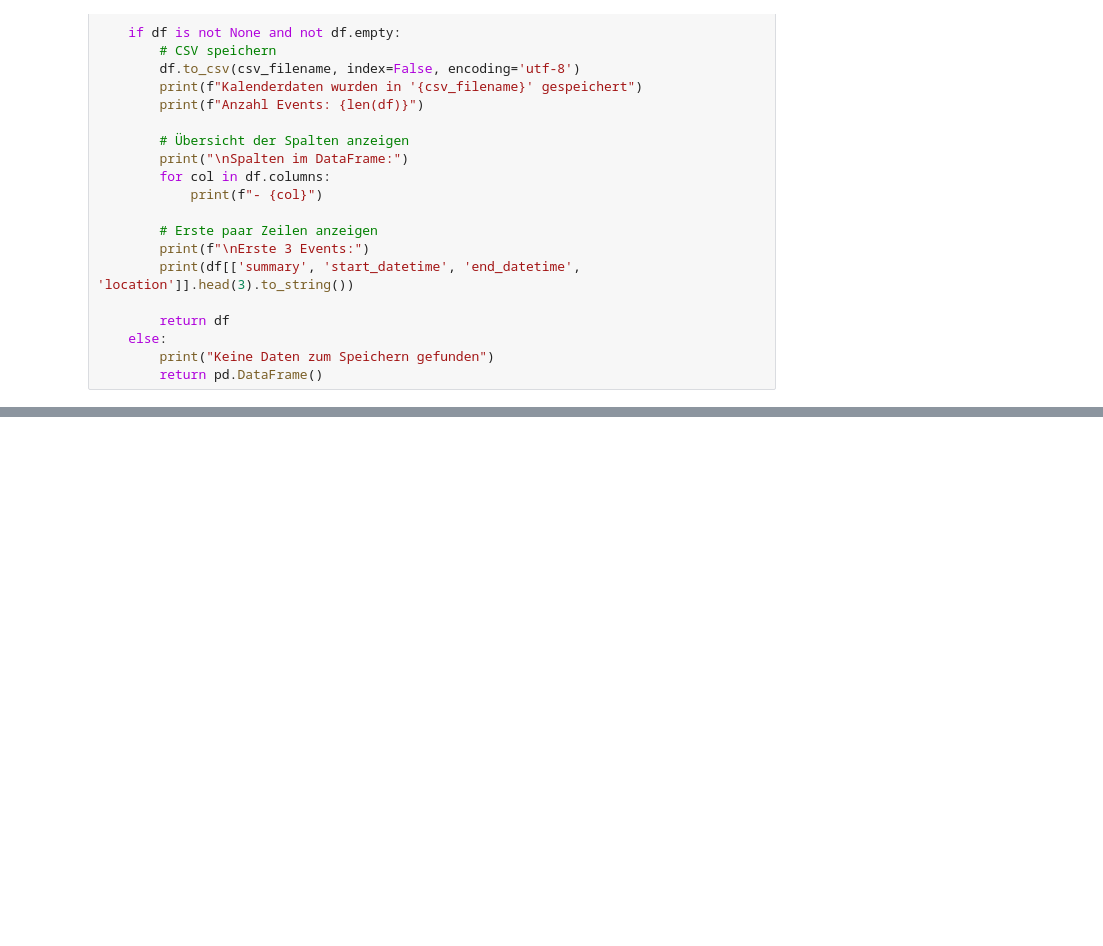
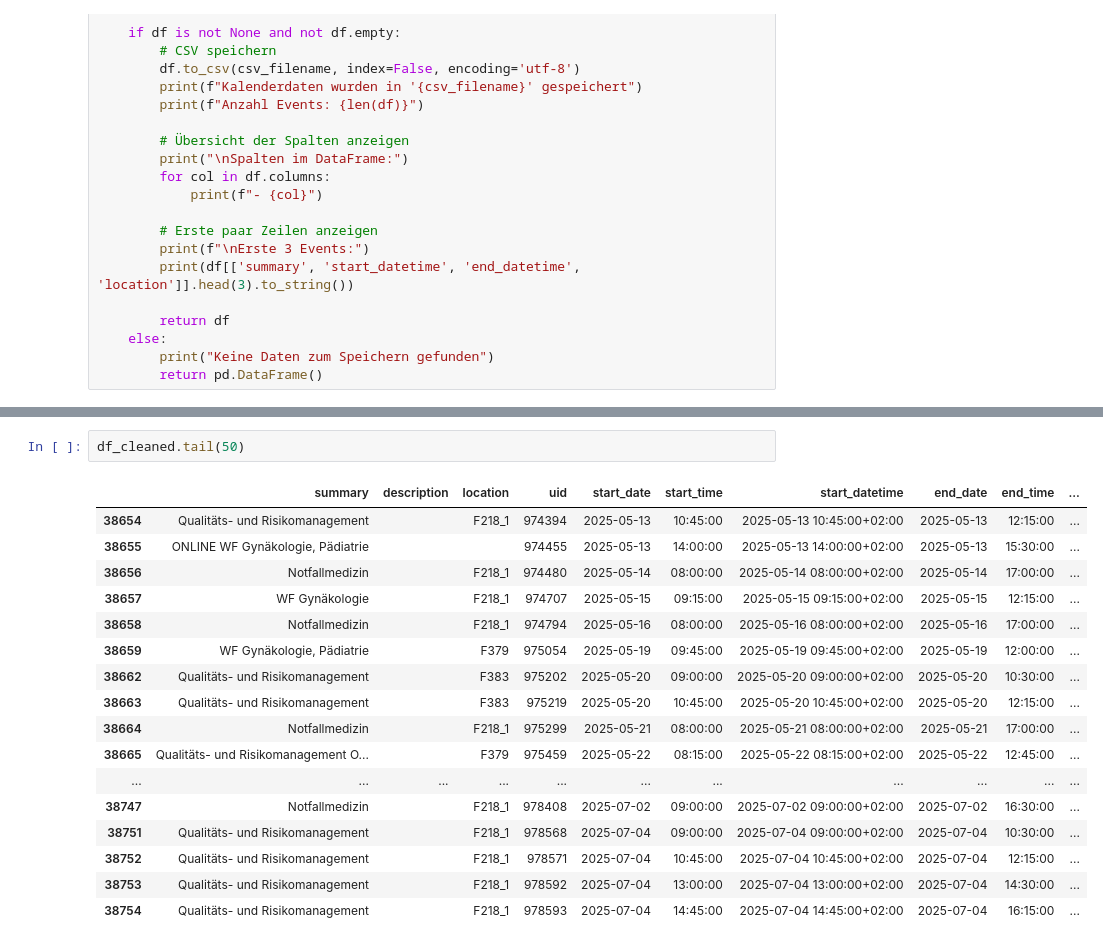
Before and after one commit to HendrikMeyer02/calender-data, a Jupyter notebook: New_scrape_data.ipynb, the cells around one changed output, grey strips where cells are left out. Saved outputs shown, nothing was run; the diff lists cells and outputs as text; blank space fills up the shorter version.

```diff
--- a/New_scrape_data.ipynb
+++ b/New_scrape_data.ipynb
@@ -520,0 +527,20 @@ MENSA-BESUCHERANALYSE - ERGEBNISSE
+# %%
+df_cleaned.tail(50)
+# %% [output]
+|  | summary | description | location | uid | start_date | start_time | start_datetime | end_date | end_time | ... |
+| 38654 | Qualitäts- und Risikomanagement |  | F218_1 | 974394 | 2025-05-13 | 10:45:00 | 2025-05-13 10:45:00+02:00 | 2025-05-13 | 12:15:00 | ... |
+| 38655 | ONLINE WF Gynäkologie, Pädiatrie |  |  | 974455 | 2025-05-13 | 14:00:00 | 2025-05-13 14:00:00+02:00 | 2025-05-13 | 15:30:00 | ... |
+| 38656 | Notfallmedizin |  | F218_1 | 974480 | 2025-05-14 | 08:00:00 | 2025-05-14 08:00:00+02:00 | 2025-05-14 | 17:00:00 | ... |
+| 38657 | WF Gynäkologie |  | F218_1 | 974707 | 2025-05-15 | 09:15:00 | 2025-05-15 09:15:00+02:00 | 2025-05-15 | 12:15:00 | ... |
+| 38658 | Notfallmedizin |  | F218_1 | 974794 | 2025-05-16 | 08:00:00 | 2025-05-16 08:00:00+02:00 | 2025-05-16 | 17:00:00 | ... |
+| 38659 | WF Gynäkologie, Pädiatrie |  | F379 | 975054 | 2025-05-19 | 09:45:00 | 2025-05-19 09:45:00+02:00 | 2025-05-19 | 12:00:00 | ... |
+| 38662 | Qualitäts- und Risikomanagement |  | F383 | 975202 | 2025-05-20 | 09:00:00 | 2025-05-20 09:00:00+02:00 | 2025-05-20 | 10:30:00 | ... |
+| 38663 | Qualitäts- und Risikomanagement |  | F383 | 975219 | 2025-05-20 | 10:45:00 | 2025-05-20 10:45:00+02:00 | 2025-05-20 | 12:15:00 | ... |
+| 38664 | Notfallmedizin |  | F218_1 | 975299 | 2025-05-21 | 08:00:00 | 2025-05-21 08:00:00+02:00 | 2025-05-21 | 17:00:00 | ... |
+| 38665 | Qualitäts- und Risikomanagement O... |  | F379 | 975459 | 2025-05-22 | 08:15:00 | 2025-05-22 08:15:00+02:00 | 2025-05-22 | 12:45:00 | ... |
+| ... | ... | ... | ... | ... | ... | ... | ... | ... | ... | ... |
+| 38747 | Notfallmedizin |  | F218_1 | 978408 | 2025-07-02 | 09:00:00 | 2025-07-02 09:00:00+02:00 | 2025-07-02 | 16:30:00 | ... |
+| 38751 | Qualitäts- und Risikomanagement |  | F218_1 | 978568 | 2025-07-04 | 09:00:00 | 2025-07-04 09:00:00+02:00 | 2025-07-04 | 10:30:00 | ... |
+| 38752 | Qualitäts- und Risikomanagement |  | F218_1 | 978571 | 2025-07-04 | 10:45:00 | 2025-07-04 10:45:00+02:00 | 2025-07-04 | 12:15:00 | ... |
+| 38753 | Qualitäts- und Risikomanagement |  | F218_1 | 978592 | 2025-07-04 | 13:00:00 | 2025-07-04 13:00:00+02:00 | 2025-07-04 | 14:30:00 | ... |
+| 38754 | Qualitäts- und Risikomanagement |  | F218_1 | 978593 | 2025-07-04 | 14:45:00 | 2025-07-04 14:45:00+02:00 | 2025-07-04 | 16:15:00 | ... |
```
Also changed, not shown: parts of 3 cells of this notebook, 4 other files.
